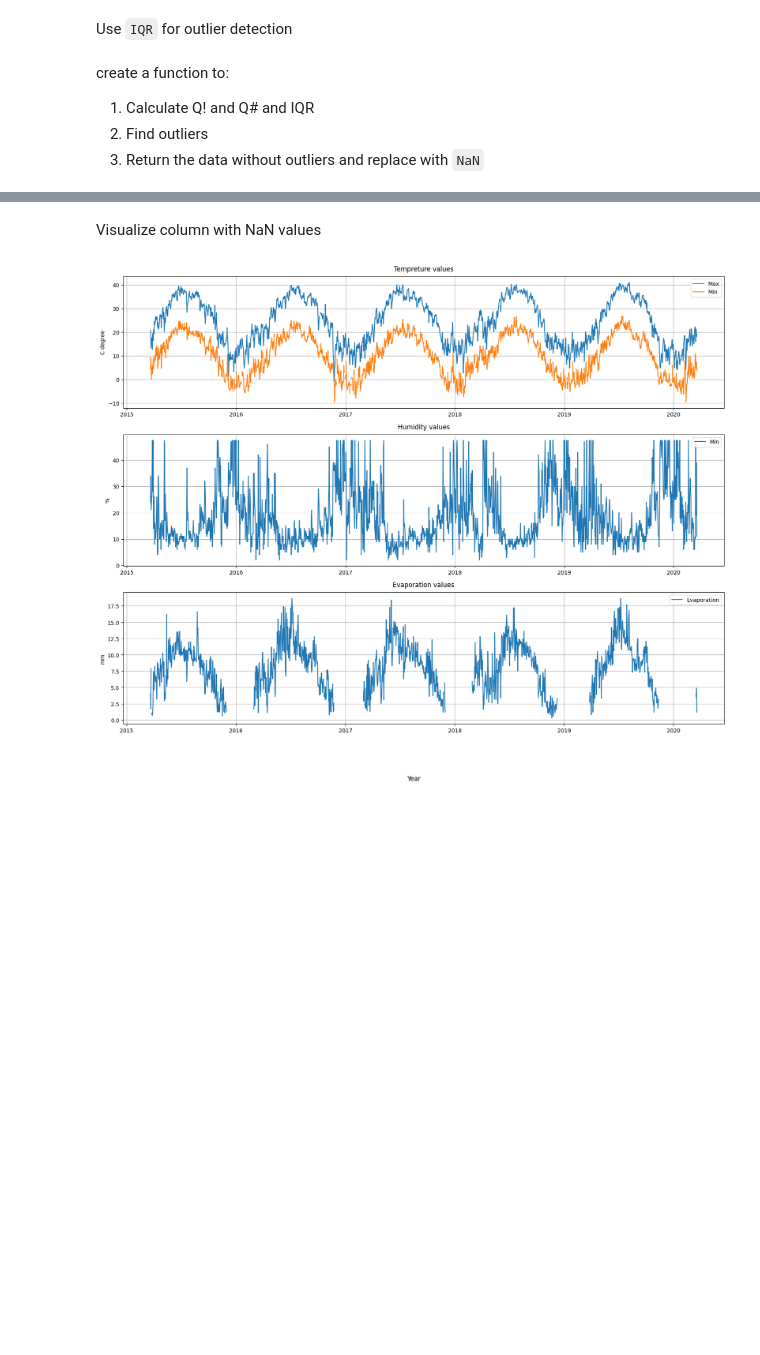
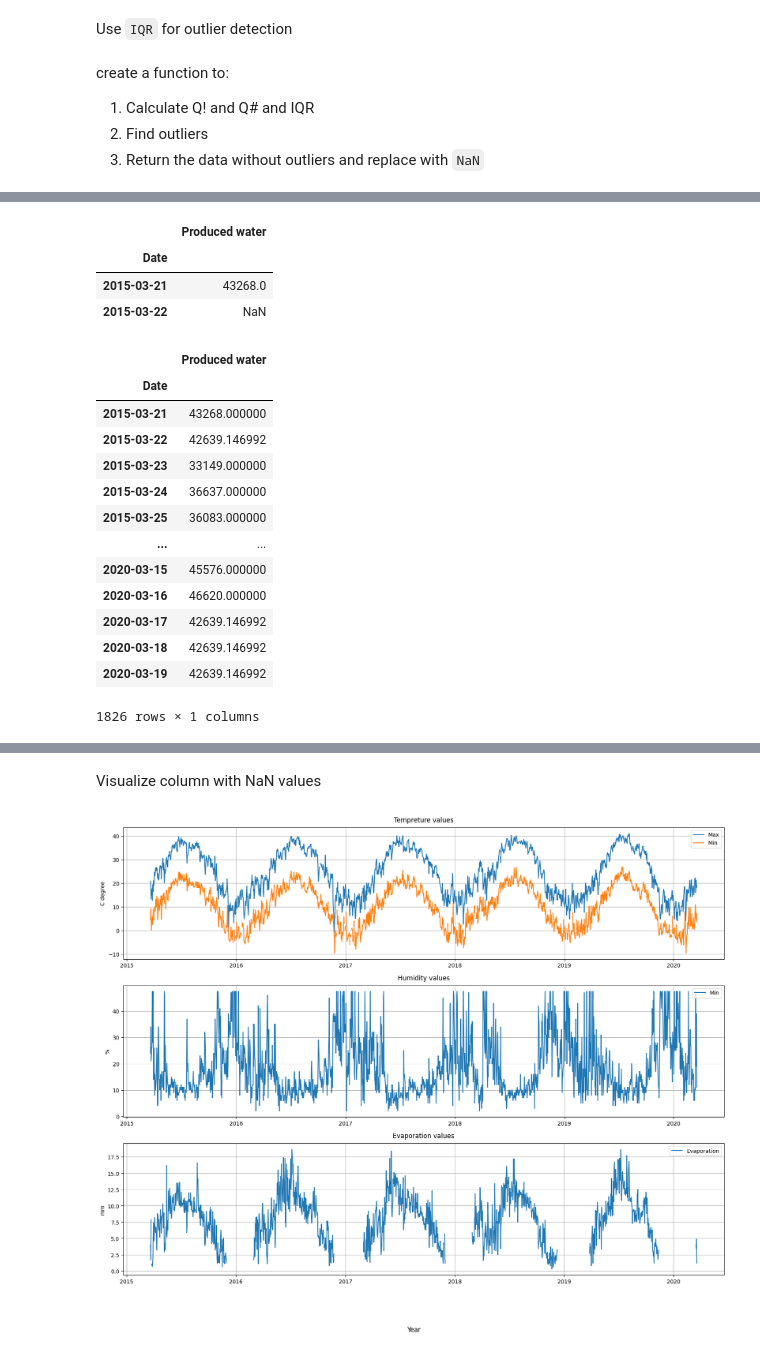
Before and after one commit to MohammadRezaAlikhani/Water-demand-time-series-prediction, a Jupyter notebook: Thesis.ipynb, the cells around one changed output, grey strips where cells are left out. Cells and saved outputs as stored; diff of their text form; code cells hidden in the pictures; blank space fills up the shorter version.

```diff
--- a/Thesis.ipynb
+++ b/Thesis.ipynb
@@ -412,0 +466,26 @@ def replace_outliers (group):
+# %%
+monthly_filtered.head(2)
+# %% [output]
+|  | Produced water |
+| Date |  |
+| 2015-03-21 | 43268.0 |
+| 2015-03-22 | NaN |
+# %%
+monthly_filtered = imputer.fit_transform(monthly_filtered)
+monthly_filtered = pd.DataFrame(monthly_filtered, columns=["Produced water"], index=df_2.index)
+monthly_filtered.head(2)
+# %% [output]
+|  | Produced water |
+| Date |  |
+| 2015-03-21 | 43268.000000 |
+| 2015-03-22 | 42639.146992 |
+| 2015-03-23 | 33149.000000 |
+| 2015-03-24 | 36637.000000 |
+| 2015-03-25 | 36083.000000 |
+| ... | ... |
+| 2020-03-15 | 45576.000000 |
+| 2020-03-16 | 46620.000000 |
+| 2020-03-17 | 42639.146992 |
+| 2020-03-18 | 42639.146992 |
+| 2020-03-19 | 42639.146992 |
+1826 rows × 1 columns
```
Also changed, not shown: parts of 14 cells of this notebook.
